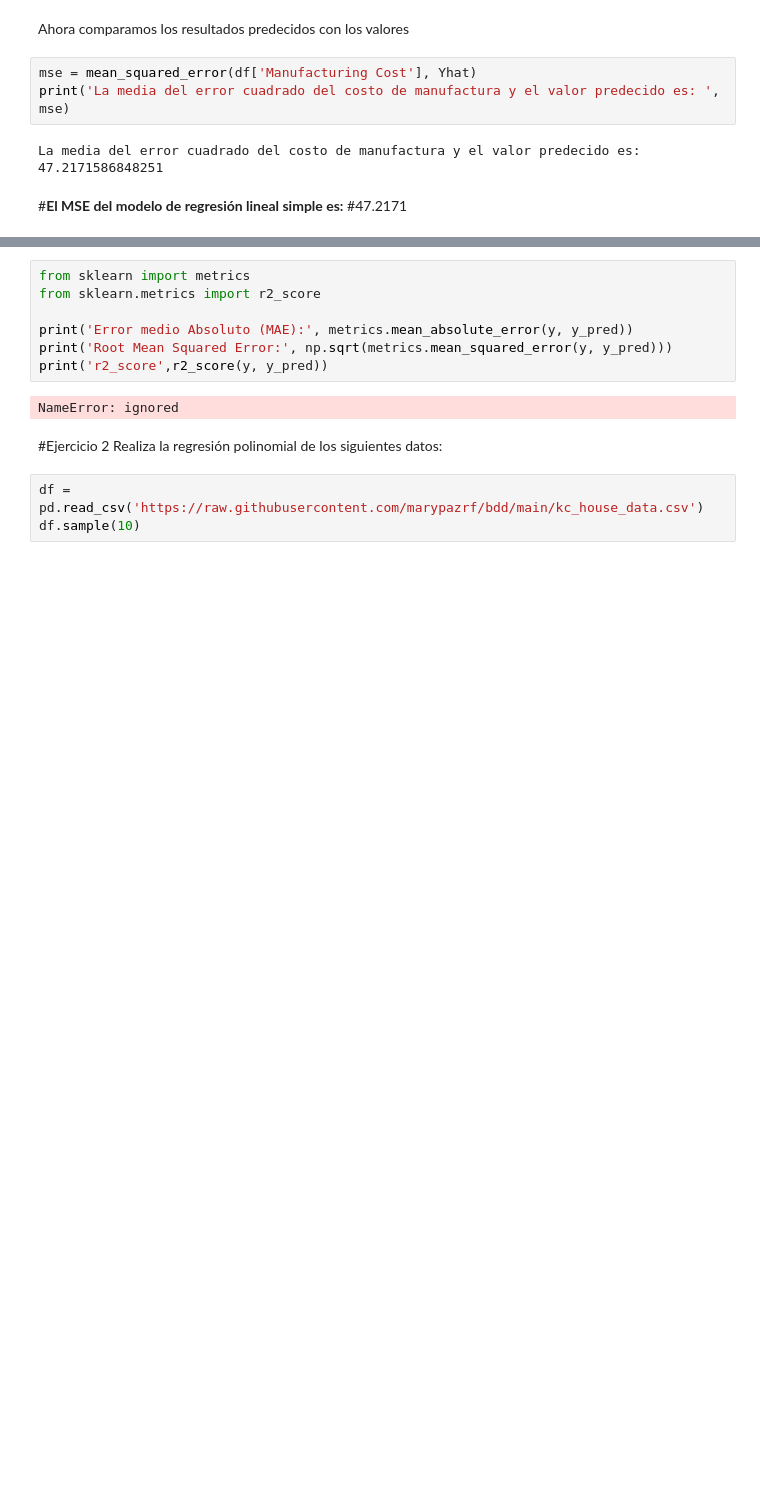
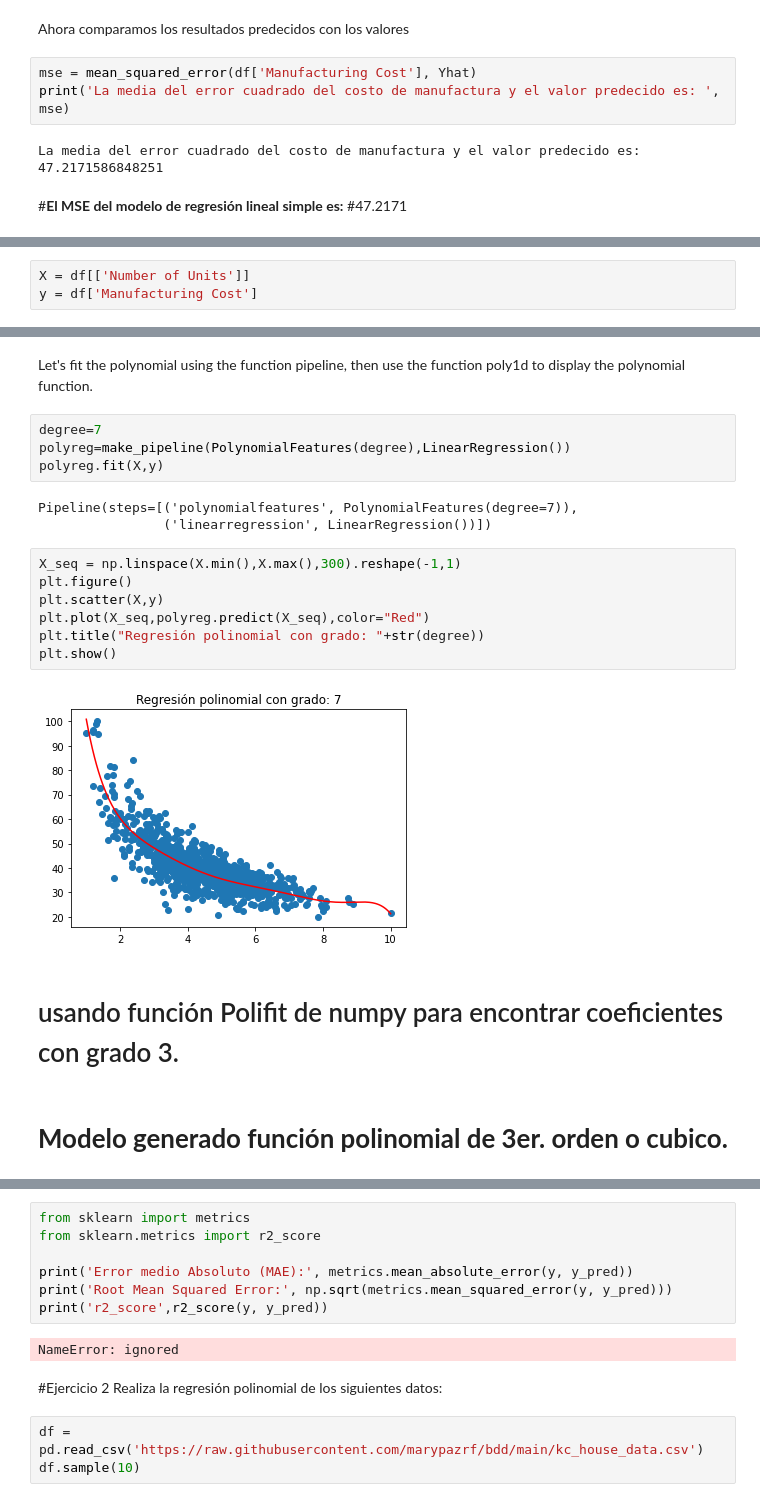
Before and after one commit to PosgradoMNA/actividades-de-aprendizaje-a00377571, a Jupyter notebook: A00377571_Regresion_lineal_polinomial.ipynb, the cells around one changed output, grey strips where cells are left out. Cells and saved outputs as stored; diff of their text form; blank space fills up the shorter version.

```diff
--- a/A00377571_Regresion_lineal_polinomial.ipynb
+++ b/A00377571_Regresion_lineal_polinomial.ipynb
@@ -448,0 +453,3 @@ La media del error cuadrado del costo de manufactura y el valor predecido es:  4
+# %%
+X = df[['Number of Units']]
+y = df['Manufacturing Cost']
@@ -448,0 +471,22 @@ La media del error cuadrado del costo de manufactura y el valor predecido es:  4
+# %% [markdown]
+Let's fit the polynomial using the function pipeline, then use the function poly1d to display the polynomial function.
+# %%
+degree=7
+polyreg=make_pipeline(PolynomialFeatures(degree),LinearRegression())
+polyreg.fit(X,y)
+# %% [output]
+Pipeline(steps=[('polynomialfeatures', PolynomialFeatures(degree=7)),
+                ('linearregression', LinearRegression())])
+# %%
+X_seq = np.linspace(X.min(),X.max(),300).reshape(-1,1)
+plt.figure()
+plt.scatter(X,y)
+plt.plot(X_seq,polyreg.predict(X_seq),color="Red")
+plt.title("Regresión polinomial con grado: "+str(degree))
+plt.show()
+# %% [output]
+[figure, added]
+# %% [markdown]
+# usando función Polifit de numpy para encontrar coeficientes con grado 3.
+# %% [markdown]
+# **Modelo generado función polinomial de 3er. orden o cubico.**
```
Also changed, not shown: parts of 16 cells of this notebook.
